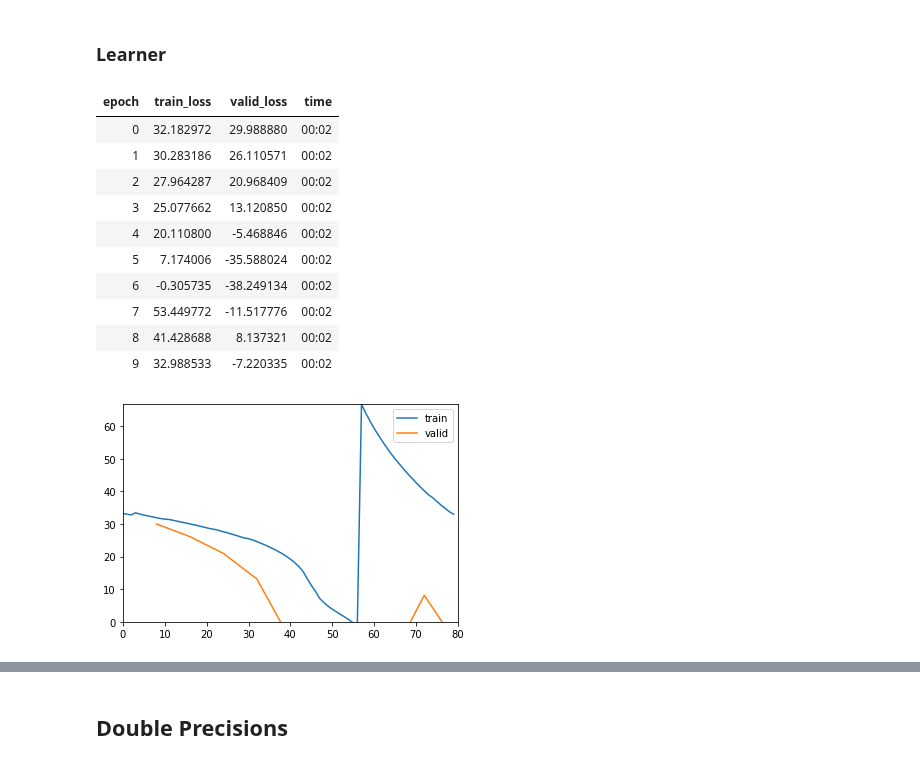
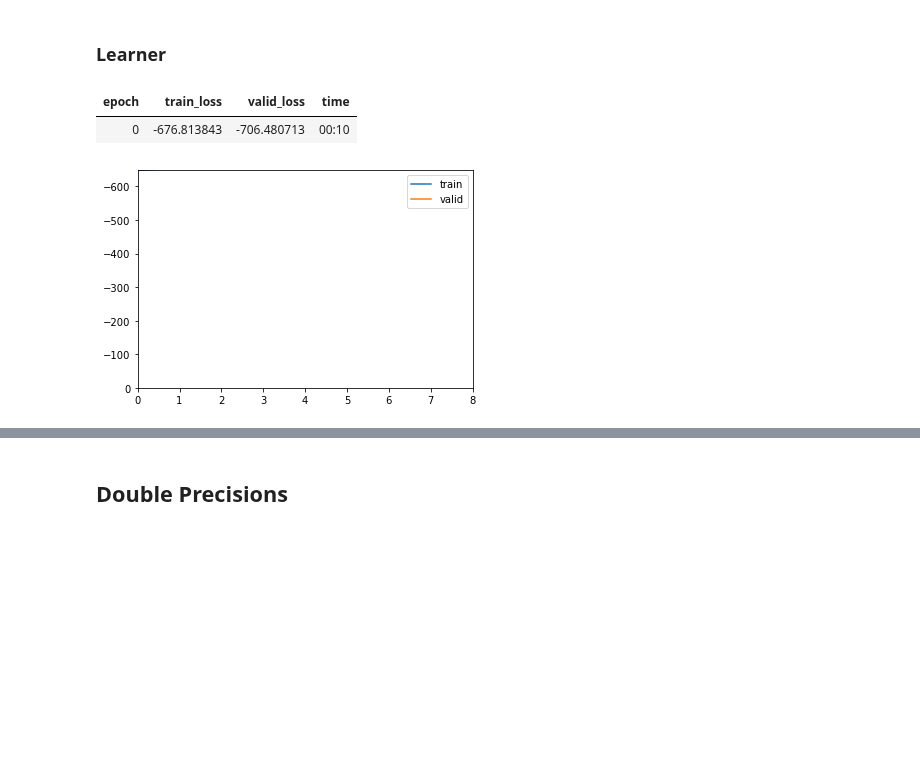
Before and after one commit to mone27/meteo_imp, a Jupyter notebook: lib_nbs/kalman/03_Kalman_fastai.ipynb, the cells around one changed output, grey strips where cells are left out. Saved outputs shown, nothing was run; the diff lists cells and outputs as text; code cells hidden in the pictures; blank space fills up the shorter version.

```diff
--- a/lib_nbs/kalman/03_Kalman_fastai.ipynb
+++ b/lib_nbs/kalman/03_Kalman_fastai.ipynb
@@ -798,0 +836,8 @@ add support for complete loss (also outside gap) and for filter loss (don't run
+# %%
+# make a big matrix with all variables and observations and compute ll
+mask = mask.flatten()
+obs = data.flatten()[mask]
+means = data.flatten()[mask]
+stds = stds.flatten()[mask] # need to support batches
+
+MultivariateNormal(means, torch.diag(stds)).log_prob(obs)
@@ -800,25 +851,19 @@ add support for complete loss (also outside gap) and for filter loss (don't run
 #| export
 class KalmanLoss():
     def __init__(self,
-                 only_gap:bool=True):
+                 only_gap:bool=True, # loss for all predictions or only gap?
+                ):
         store_attr()
 
     def __call__(self, pred: ListNormal, target: MaskedTensor):
         data, mask = target
-        means, covs = pred
+        means, stds = pred
 
-        losses = torch.empty(data.shape[0], dtype=data.dtype, device=data.device)
+        # make a big vector with all variables and observations and compute ll
+        mask = mask.flatten() if self.only_gap else torch.fill(mask, True).flatten()
+        obs = data.flatten()[mask]
+        means = data.flatten()[mask]
+        stds = stds.flatten()[mask]
 
-        for i in range(data.shape[0]):
-            losses[i] = self.loss_single(means[i], covs[i], data[i], mask[i])
-        return losses.sum()
-
-    def loss_single(self, means, covs, data, mask):
-        times = torch.argwhere(~mask.all(1)) if self.only_gap else torch.arange(mask.shape[0])
-
-
-        lls = torch.zeros(len(times), dtype=data.dtype, device=data.device)
-        for i, t in enumerate(times):
-            lls[i] = MultivariateNormal(means[t], covs[t], validate_args=False).log_prob(data[t:t+1])
-        return -lls.sum()
+        return MultivariateNormal(means, torch.diag(stds)).log_prob(obs)
 # %%
@@ -902,21 +941,12 @@ model = KalmanFilter(n_dim_state = hai.shape[1], n_dim_obs=hai.shape[1])
 # %%
 # model._set_constraint('obs_cov', model.obs_cov, train=False)
 # %%
-dls = make_dataloader(hai[:2000], 200, 10, bs=1)
+dls = make_dataloader(hai[:2000], 200, 10, bs=1).cpu()
 # %%
-learn = Learner(dls, model, loss_func=imp_ll_loss, cbs = [ShowGraphCallback, obs_cov_history, all_data] )
+learn = Learner(dls, model, loss_func=KalmanLoss(), cbs = [obs_cov_history, all_data] )
 # %%
-learn.fit(10, 1e-2)
+learn.fit(1, 1e-2)
 # %% [output]
 | epoch | train_loss | valid_loss | time |
-| 0 | 32.182972 | 29.988880 | 00:02 |
-| 1 | 30.283186 | 26.110571 | 00:02 |
-| 2 | 27.964287 | 20.968409 | 00:02 |
-| 3 | 25.077662 | 13.120850 | 00:02 |
-| 4 | 20.110800 | -5.468846 | 00:02 |
-| 5 | 7.174006 | -35.588024 | 00:02 |
-| 6 | -0.305735 | -38.249134 | 00:02 |
-| 7 | 53.449772 | -11.517776 | 00:02 |
-| 8 | 41.428688 | 8.137321 | 00:02 |
-| 9 | 32.988533 | -7.220335 | 00:02 |
+| 0 | -676.813843 | -706.480713 | 00:10 |
-[figure, old version]
+[figure, new version]
```
Also changed, not shown: parts of 39 cells of this notebook, 7 other files.
